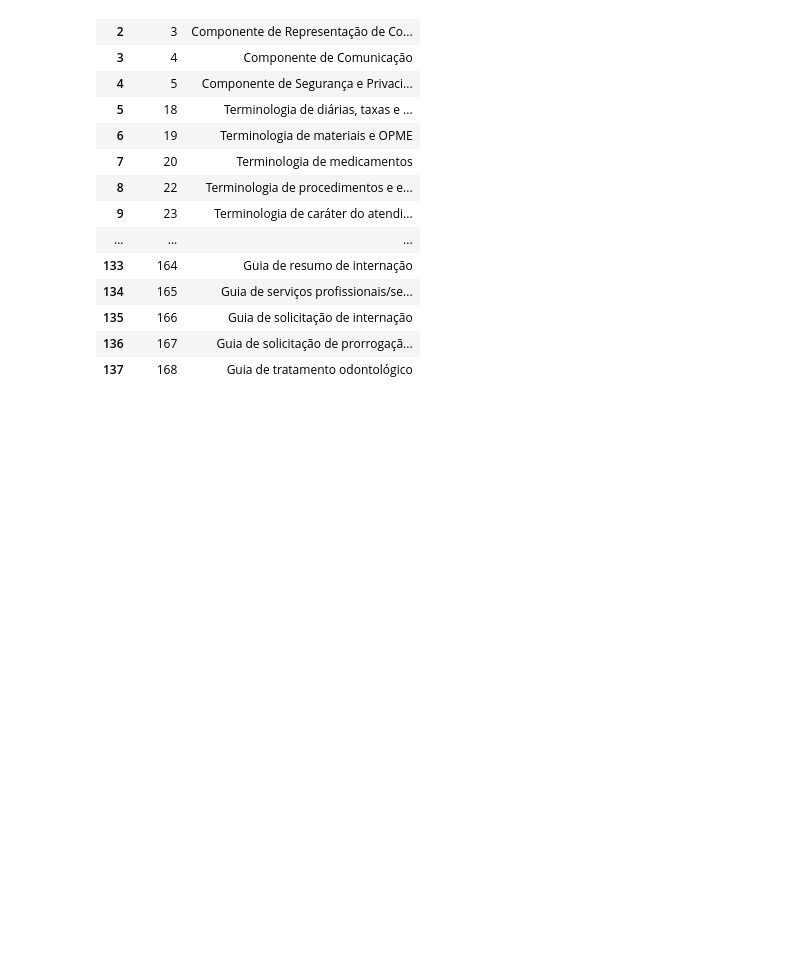
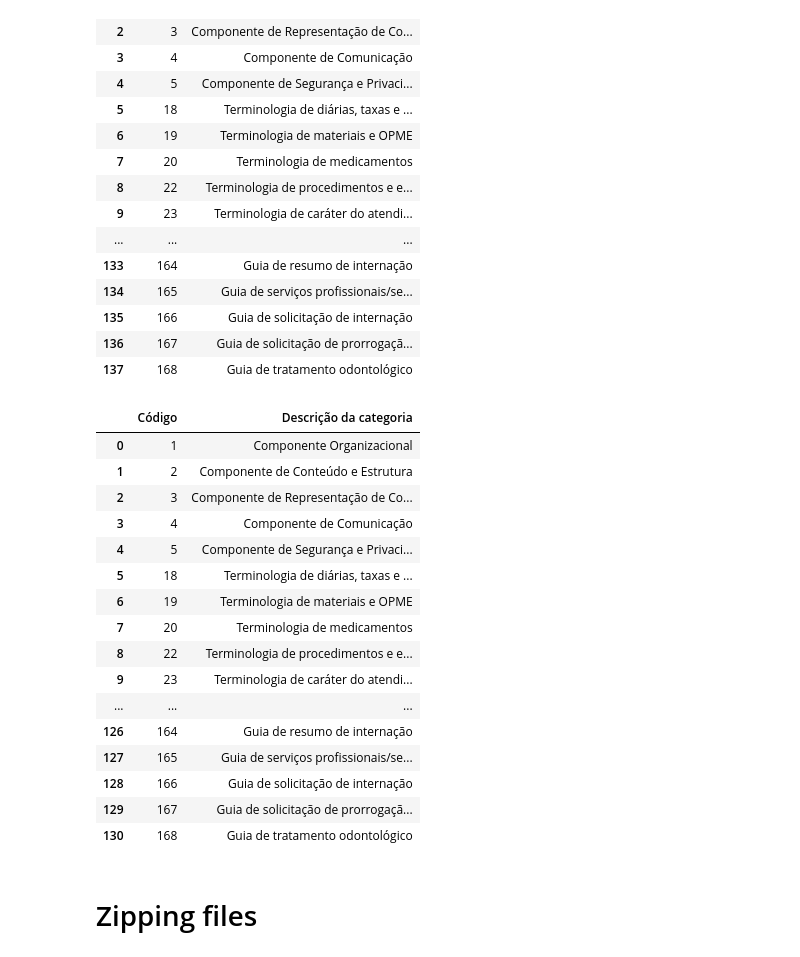
Before and after one commit to brenoafb/intuitive-care, a Jupyter notebook: test2/2.ipynb, the cells around one changed output. Saved outputs shown, nothing was run; the diff lists cells and outputs as text; code cells hidden in the pictures; blank space fills up the shorter version.

Commit message:
Fix table 31

```diff
--- a/test2/2.ipynb
+++ b/test2/2.ipynb
@@ -138,10 +139,32 @@ def fix_entries(df):
         i += 1
 
     row = df.iloc[df.shape[0]-1].copy()  # copy last row
-    new_df.append(row, ignore_index=True)
+    new_df = new_df.append(row, ignore_index=True)
     return new_df
 
 new_df = fix_entries(df)
+# %%
+new_df
+# %% [output]
+|  | Código | Descrição da categoria |
+| 0 | 1 | Componente Organizacional |
+| 1 | 2 | Componente de Conteúdo e Estrutura |
+| 2 | 3 | Componente de Representação de Co... |
+| 3 | 4 | Componente de Comunicação |
+| 4 | 5 | Componente de Segurança e Privaci... |
+| 5 | 18 | Terminologia de diárias, taxas e ... |
+| 6 | 19 | Terminologia de materiais e OPME |
+| 7 | 20 | Terminologia de medicamentos |
+| 8 | 22 | Terminologia de procedimentos e e... |
+| 9 | 23 | Terminologia de caráter do atendi... |
+| ... | ... | ... |
+| 126 | 164 | Guia de resumo de internação |
+| 127 | 165 | Guia de serviços profissionais/se... |
+| 128 | 166 | Guia de solicitação de internação |
+| 129 | 167 | Guia de solicitação de prorrogaçã... |
+| 130 | 168 | Guia de tratamento odontológico |
 # %%
 # We can now export to CSV
 new_df.to_csv('table-31.csv', index=False)
+# %% [markdown]
+# Zipping files
```
Also changed, not shown: parts of 2 cells of this notebook, 1 other file.
